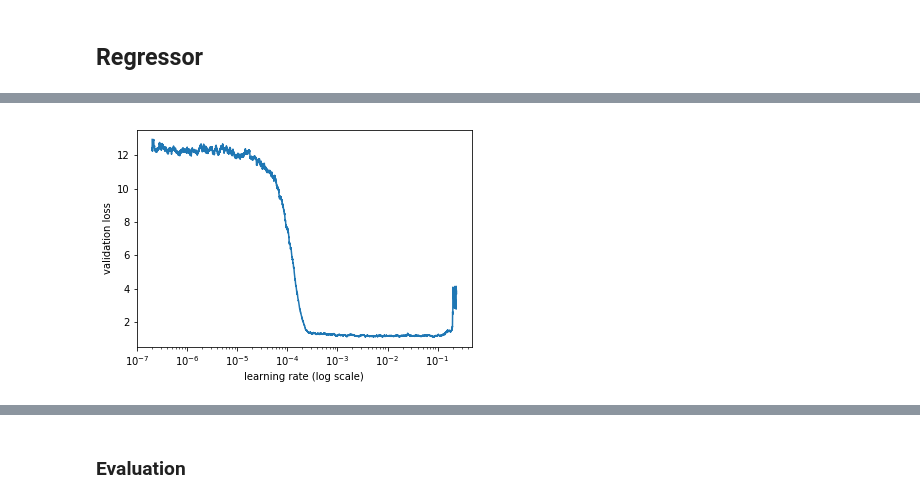
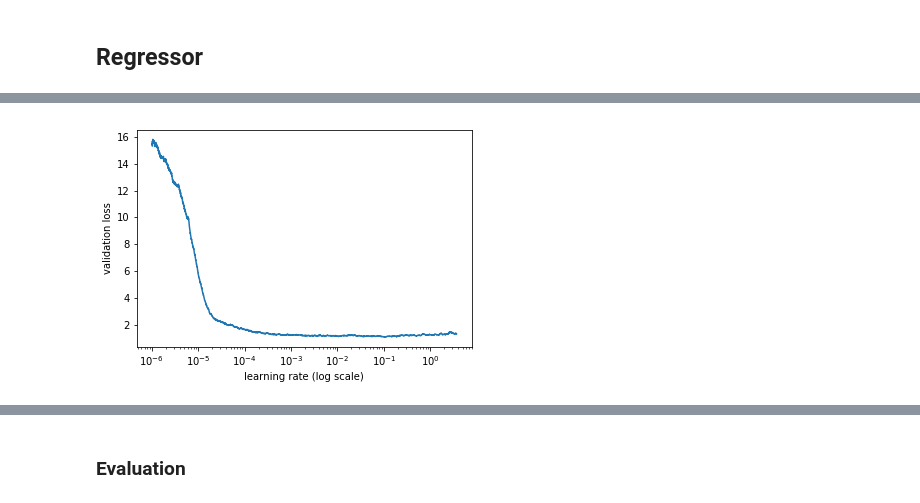
Before and after one commit to ceshine/modern_chinese_nlp, a Jupyter notebook: notebooks/Sentiment Analysis - Unigram - Transformer.ipynb, the cells around one changed output, grey strips where cells are left out. Saved outputs shown, nothing was run; the diff lists cells and outputs as text; code cells hidden in the pictures.

```diff
--- a/notebooks/Sentiment Analysis - Unigram - Transformer.ipynb
+++ b/notebooks/Sentiment Analysis - Unigram - Transformer.ipynb
@@ -809,9 +839,11 @@ Class 2: P 69%, R 61%, FS 0.64, Support: 80032
 # %% [markdown]
 ## Regressor
+# %%
+n_toks, tokens_train, tokens_val, tokens_test = joblib.load("../data/cache/rating_unigram_tokens.pkl")
 # %%
-bs = 64
-trn_ds = TextDataset(tokens_train, df_train.rating.values.astype("float32"))
-val_ds = TextDataset(tokens_val, df_val.rating.values.astype("float32"))
+bs = 128
+trn_ds = TextDataset(tokens_train, df_train.rating.values.astype("float32"), max_seq_len=200)
+val_ds = TextDataset(tokens_val, df_val.rating.values.astype("float32"), max_seq_len=200)
 trn_samp = SortishSampler(tokens_train, key=lambda x: len(tokens_train[x]), bs=bs//2)
 val_samp = SortSampler(tokens_val, key=lambda x: len(tokens_val[x]))
 trn_dl = DataLoader(trn_ds, bs//2, transpose=False, num_workers=1, pad_idx=2, sampler=trn_samp)
@@ -849,17 +881,16 @@ model= get_transformer_classifier(
     n_head=12,
     n_layer=3,
     n_ctx=200,
-    max_seq_len=200,
-    clf_layers=[EMB_DIM, 50, 1],
+    clf_layers=[EMB_DIM, 100, 1],
     pad_token=2,
-    embd_pdrop=0.1,
-    attn_pdrop=0.25,
-    resid_pdrop=0.25,
-    clf_pdrop=[0.5, 0.1],
+    embd_pdrop=0.05,
+    attn_pdrop=0.1,
+    resid_pdrop=0.1,
+    clf_pdrop=[0.5, 0.2],
     afn="gelu"
 )
 # %%
-class TruncatedTransformerRegLearner(TruncatedTransformerLearner):
+class TruncatedTransformerRegLearner(TransformerLearner):
     def __init__(self, data, models, **kwargs):
         super().__init__(data, models, **kwargs)
 
@@ -874,8 +921,8 @@ learn.load_encoder('lm1_enc')
 # %%
-lrs = np.array([5e-5, 1e-4, 2e-4, 5e-4, 2e-4])
+lrs = np.array([5e-5, 1e-4, 2e-4, 5e-4, 1e-3])
 learn.freeze_to(-1)
 learn.lr_find(lrs/1000)
 learn.sched.plot()
 # %% [output]
 [interactive output not drawn]
-[figure, old version]
+[figure, new version]
```
Also changed, not shown: parts of 41 cells of this notebook, 3 other files.
